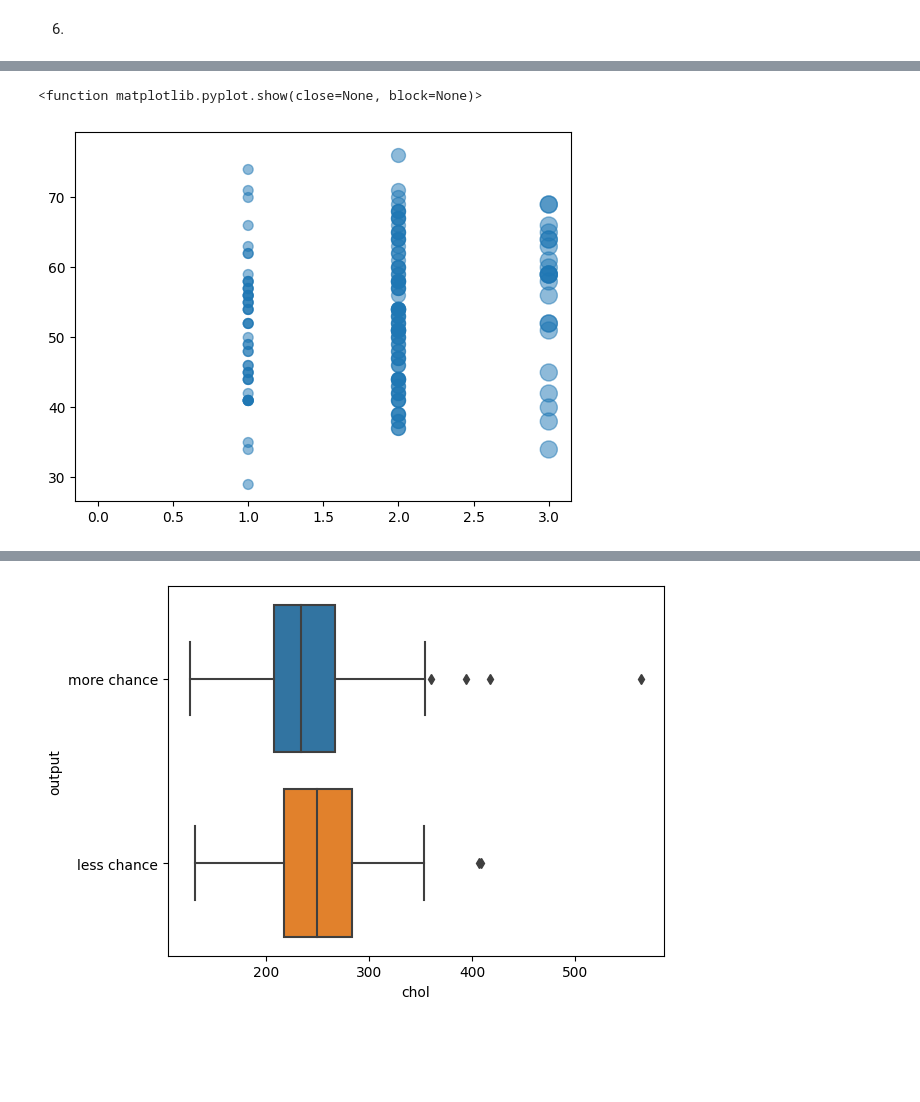
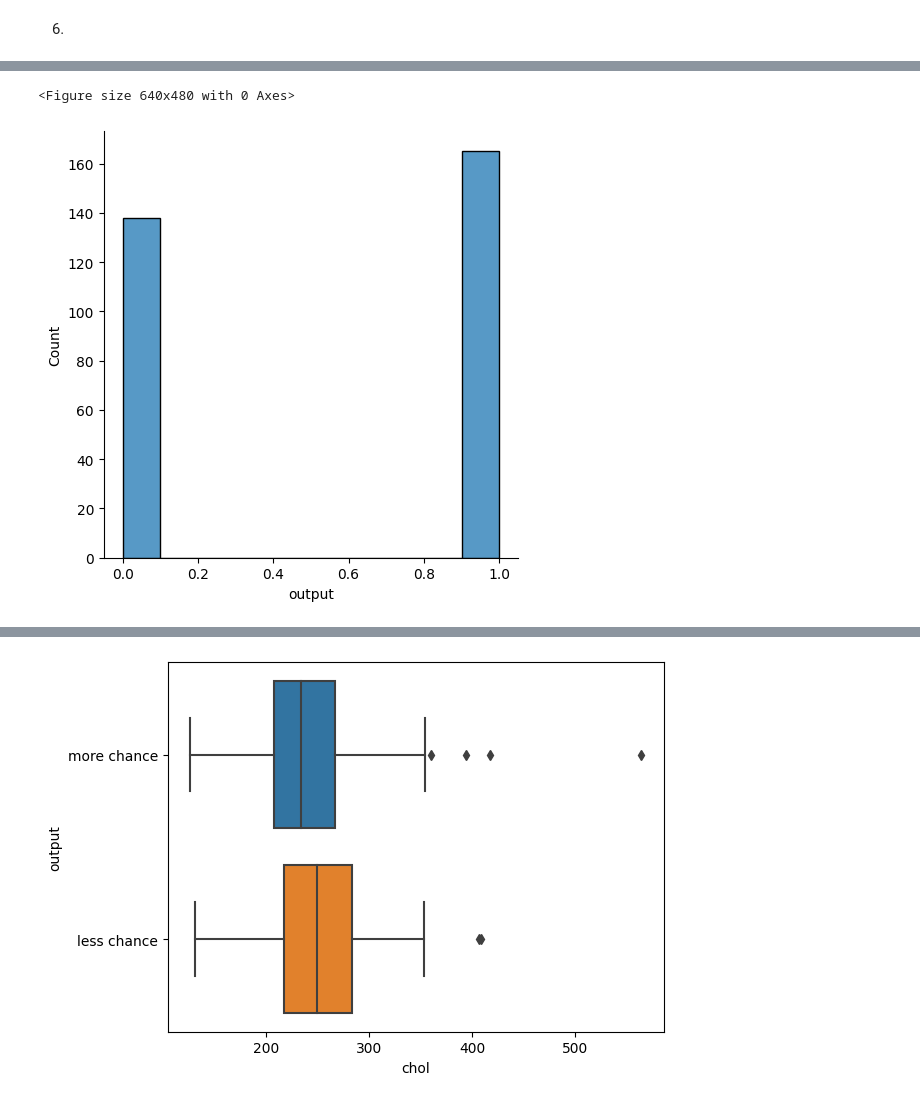
Before and after one commit to Nelguibson/brief, a Jupyter notebook: cardiaque.ipynb, the cells around one changed output, grey strips where cells are left out. Cells and saved outputs as stored; diff of their text form; code cells hidden in the pictures; blank space fills up the shorter version.

```diff
--- a/cardiaque.ipynb
+++ b/cardiaque.ipynb
@@ -136,6 +141,7 @@ plt.show()
-# %%
-plt.scatter(x, y, alpha= 0.5, s= x*50)
-plt.show
-# %% [output]
-<function matplotlib.pyplot.show(close=None, block=None)>
-[figure, removed]
+# %%
+plt.figure()
+sns.displot(data = data, x= chance)
+plt.show()
+# %% [output]
+<Figure size 640x480 with 0 Axes>
+[figure, added]
```
Also changed, not shown: parts of 64 cells of this notebook, 1 other file.
